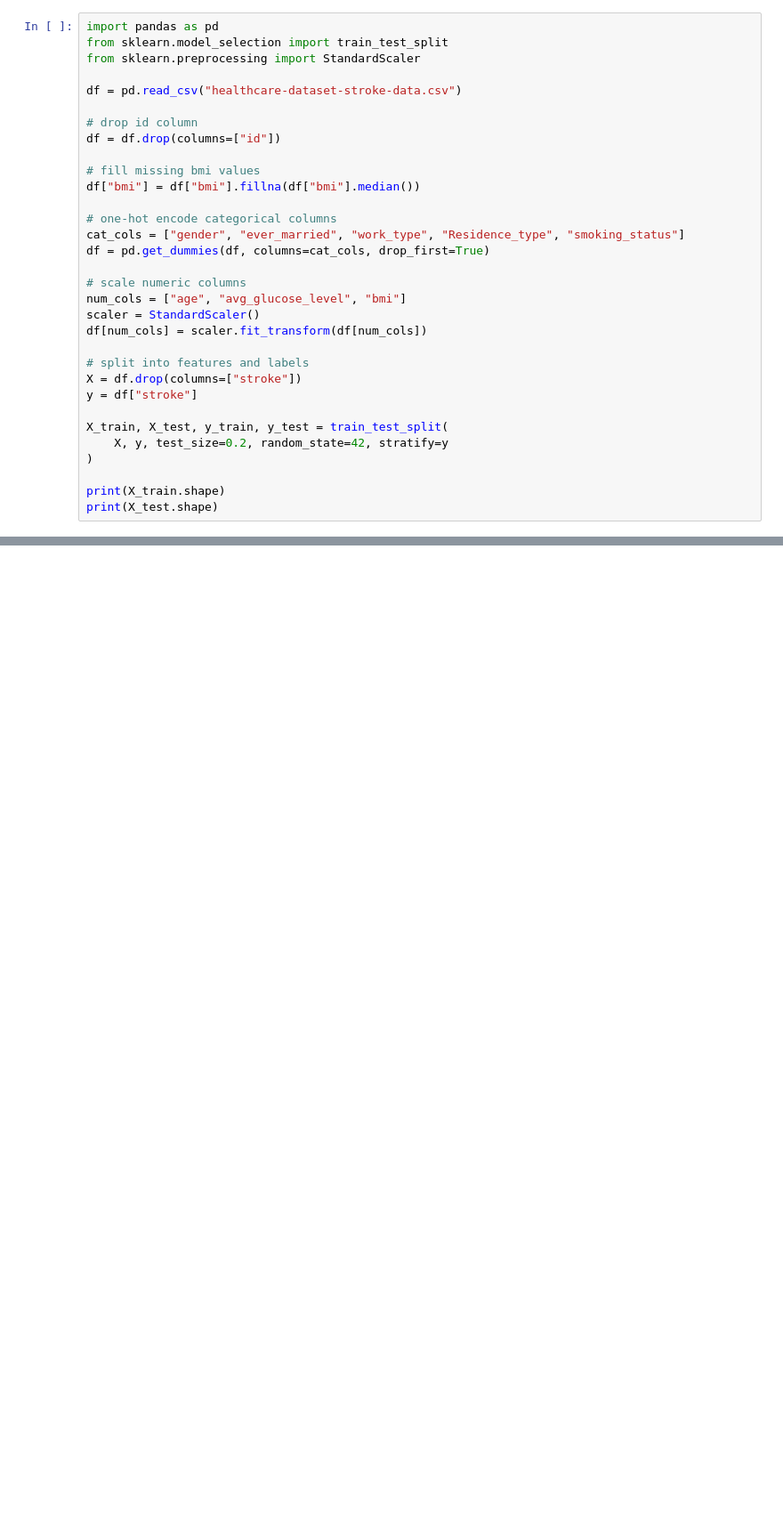
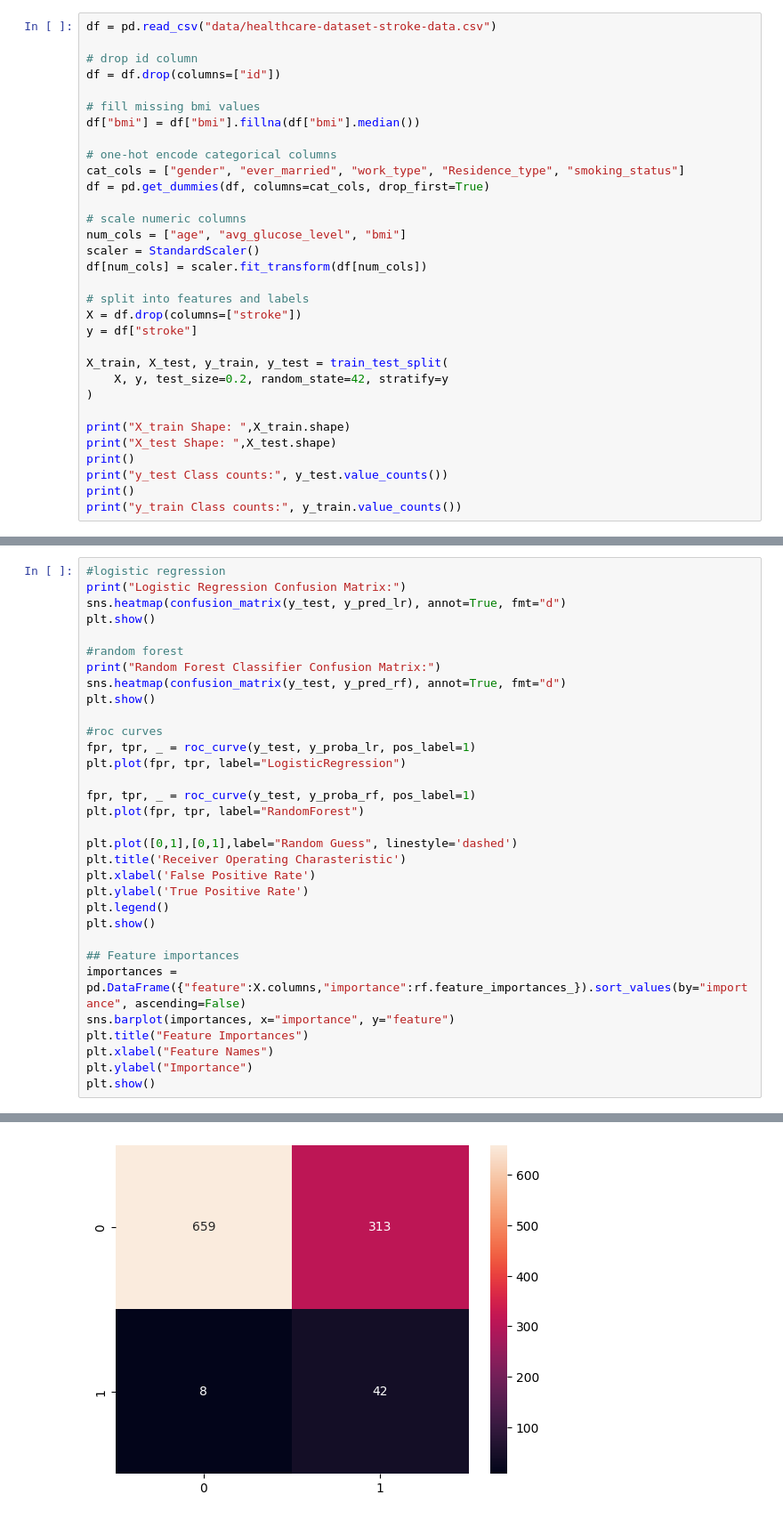
Before and after one commit to gabeLin300/Stroke-Prediction, a Jupyter notebook: stroke_prediction.ipynb, the cells around one changed output, grey strips where cells are left out. Shown at 89% size. Drawn from its saved outputs; the diff is of its cells as text; blank space fills up the shorter version.

```diff
--- a/stroke_prediction.ipynb
+++ b/stroke_prediction.ipynb
@@ -1,9 +20,5 @@
 # %%
-import pandas as pd
-from sklearn.model_selection import train_test_split
-from sklearn.preprocessing import StandardScaler
-
-df = pd.read_csv("healthcare-dataset-stroke-data.csv")
+df = pd.read_csv("data/healthcare-dataset-stroke-data.csv")
 
 # drop id column
 df = df.drop(columns=["id"])
@@ -28,6 +43,10 @@ X_train, X_test, y_train, y_test = train_test_split(
     X, y, test_size=0.2, random_state=42, stratify=y
 )
 
-print(X_train.shape)
-print(X_test.shape)
+print("X_train Shape: ",X_train.shape)
+print("X_test Shape: ",X_test.shape)
+print()
+print("y_test Class counts:", y_test.value_counts())
+print()
+print("y_train Class counts:", y_train.value_counts())
 # %% [output]
@@ -34,0 +186,33 @@ FileNotFoundError: [Errno 2] No such file or directory: 'healthcare-dataset-stro
+# %%
+#logistic regression
+print("Logistic Regression Confusion Matrix:")
+sns.heatmap(confusion_matrix(y_test, y_pred_lr), annot=True, fmt="d")
+plt.show()
+
+#random forest
+print("Random Forest Classifier Confusion Matrix:")
+sns.heatmap(confusion_matrix(y_test, y_pred_rf), annot=True, fmt="d")
+plt.show()
+
+#roc curves
+fpr, tpr, _ = roc_curve(y_test, y_proba_lr, pos_label=1)
+plt.plot(fpr, tpr, label="LogisticRegression")
+
+fpr, tpr, _ = roc_curve(y_test, y_proba_rf, pos_label=1)
+plt.plot(fpr, tpr, label="RandomForest")
+
+plt.plot([0,1],[0,1],label="Random Guess", linestyle='dashed')
+plt.title('Receiver Operating Charasteristic')
+plt.xlabel('False Positive Rate')
+plt.ylabel('True Positive Rate')
+plt.legend()
+plt.show()
+
+## Feature importances
+importances = pd.DataFrame({"feature":X.columns,"importance":rf.feature_importances_}).sort_values(by="importance", ascending=False)
+sns.barplot(importances, x="importance", y="feature")
+plt.title("Feature Importances")
+plt.xlabel("Feature Names")
+plt.ylabel("Importance")
+plt.show()
+# %% [output]
@@ -34,0 +220 @@ FileNotFoundError: [Errno 2] No such file or directory: 'healthcare-dataset-stro
+[figure, added]
```
Also changed, not shown: parts of 10 cells of this notebook.
